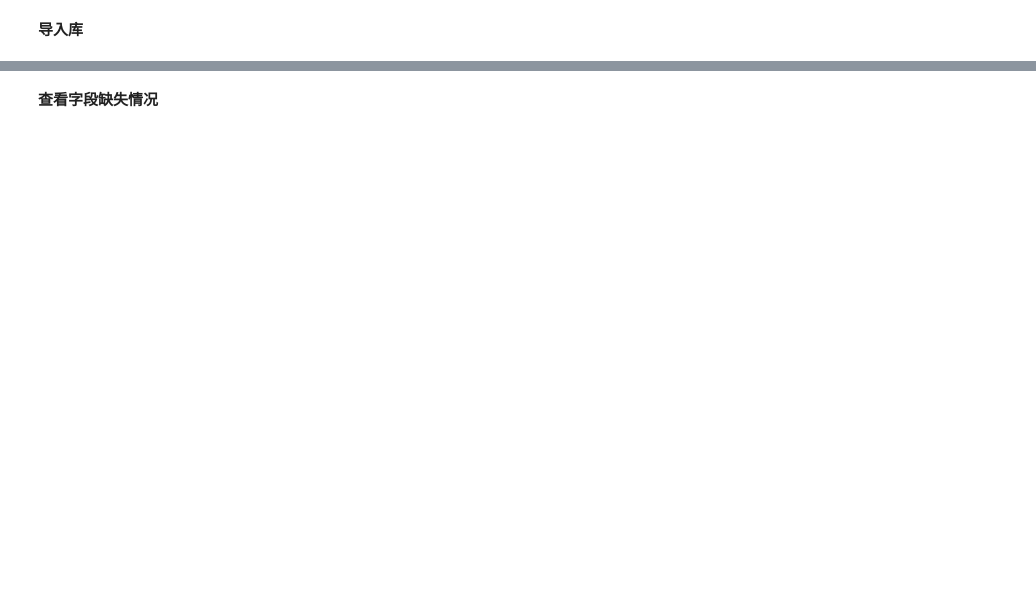
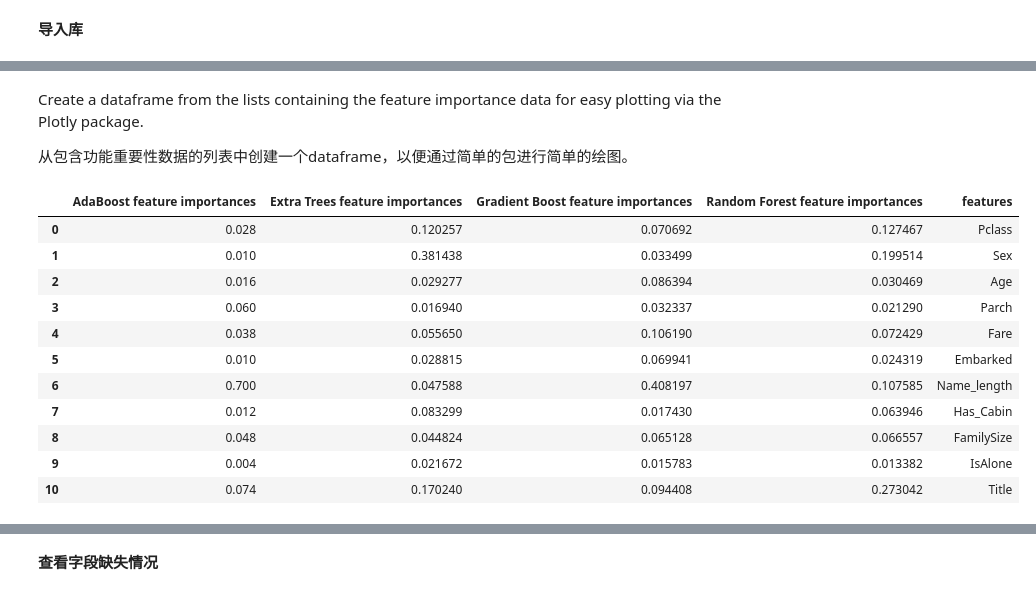
Before and after one commit to TomchenEDG/Kaggle-Titanic_Survival_Exploration, a Jupyter notebook: Titanic_Survival_Exploration.ipynb, the cells around one changed output, grey strips where cells are left out. Saved outputs shown, nothing was run; the diff lists cells and outputs as text; code cells hidden in the pictures; blank space fills up the shorter version.

```diff
--- a/Titanic_Survival_Exploration.ipynb
+++ b/Titanic_Survival_Exploration.ipynb
@@ -14,0 +454,7 @@ test = pd.read_csv('./test.csv')
+# %%
+# Create Numpy arrays of train, test and target ( Survived) dataframes to feed into our models
+# 创建Numpy阵列的训练集、测试集和目标(幸存)数据，以满足我们的模型。
+y_train = train['Survived'].ravel()
+train = train.drop(['Survived'], axis=1)
+x_train = train.values # Creates an array of the train data
+x_test = test.values # Creats an array of the test data
@@ -14,0 +513,36 @@ test = pd.read_csv('./test.csv')
+# %%
+rf_features = [0.12746687, 0.19951398, 0.03046947, 0.02128995, 0.07242905, 0.02431925,
+               0.10758511, 0.06394576, 0.06655668, 0.01338177, 0.27304212]
+et_features = [0.12025725, 0.38143788, 0.02927734, 0.01694035, 0.05564963, 0.02881491,
+               0.04758752, 0.0832991, 0.04482401, 0.02167239, 0.17023964]
+ada_features = [0.028, 0.01, 0.016, 0.06, 0.038, 0.01, 0.7, 0.012, 0.048, 0.004, 0.074]
+gb_features = [0.07069232, 0.0334993, 0.08639371, 0.03233732, 0.10618982, 0.06994133,
+               0.40819726, 0.01742999, 0.06512816, 0.01578308, 0.09440772]
+# %% [markdown]
+Create a dataframe from the lists containing the feature importance data for easy plotting via the Plotly package.
+
+从包含功能重要性数据的列表中创建一个dataframe，以便通过简单的包进行简单的绘图。
+# %%
+cols = train.columns.values
+# Create a dataframe with features
+feature_dataframe = pd.DataFrame( {'features': cols,
+     'Random Forest feature importances': rf_features,
+     'Extra Trees  feature importances': et_features,
+      'AdaBoost feature importances': ada_features,
+    'Gradient Boost feature importances': gb_features
+    })
+# %%
+feature_dataframe
+# %% [output]
+|  | AdaBoost feature importances | Extra Trees feature importances | Gradient Boost feature importances | Random Forest feature importances | features |
+| 0 | 0.028 | 0.120257 | 0.070692 | 0.127467 | Pclass |
+| 1 | 0.010 | 0.381438 | 0.033499 | 0.199514 | Sex |
+| 2 | 0.016 | 0.029277 | 0.086394 | 0.030469 | Age |
+| 3 | 0.060 | 0.016940 | 0.032337 | 0.021290 | Parch |
+| 4 | 0.038 | 0.055650 | 0.106190 | 0.072429 | Fare |
+| 5 | 0.010 | 0.028815 | 0.069941 | 0.024319 | Embarked |
+| 6 | 0.700 | 0.047588 | 0.408197 | 0.107585 | Name_length |
+| 7 | 0.012 | 0.083299 | 0.017430 | 0.063946 | Has_Cabin |
+| 8 | 0.048 | 0.044824 | 0.065128 | 0.066557 | FamilySize |
+| 9 | 0.004 | 0.021672 | 0.015783 | 0.013382 | IsAlone |
+| 10 | 0.074 | 0.170240 | 0.094408 | 0.273042 | Title |
```
Also changed, not shown: parts of 59 cells of this notebook.
